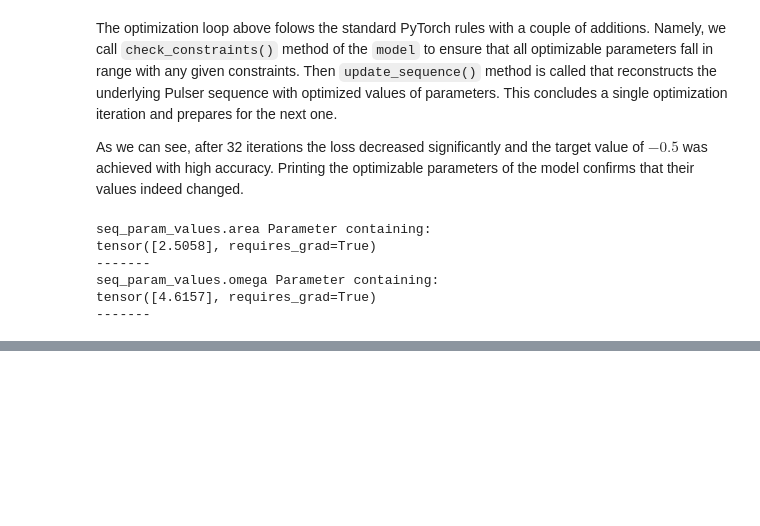
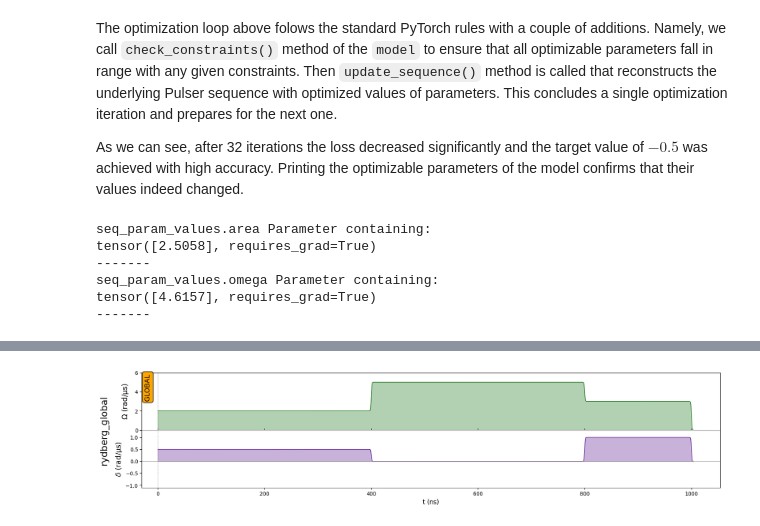
Before and after one commit to pasqal-io/pulser-diff, a Jupyter notebook: tutorials/basic_usage.ipynb, the cells around one changed output, grey strips where cells are left out. Cells and saved outputs as stored; diff of their text form; code cells hidden in the pictures; blank space fills up the shorter version.

```diff
--- a/tutorials/basic_usage.ipynb
+++ b/tutorials/basic_usage.ipynb
@@ -369,0 +501,22 @@ tensor([4.6157], requires_grad=True)
+# %%
+# create register
+reg = Register.rectangle(1, 2, spacing=8, prefix="q")
+
+# create sequence and declare channels
+seq = Sequence(reg, MockDevice)
+seq.declare_channel("rydberg_global", "rydberg_global")
+
+# declare sequence variables
+dur1_param = seq.declare_variable("dur1")
+omega_param = seq.declare_variable("omega")
+dur2_param = seq.declare_variable("dur2")
+
+# create pulses
+pulse1 = Pulse.ConstantPulse(dur1_param, 2.0, 0.5, 0.0)
+pulse2 = Pulse.ConstantPulse(400, omega_param, 0.0, 0.0)
+pulse3 = Pulse.ConstantPulse(dur2_param, 3.0, 1.0, 0.0)
+
+# add pulses
+seq.add(pulse1, "rydberg_global")
+seq.add(pulse2, "rydberg_global")
+seq.add(pulse3, "rydberg_global")
@@ -369,0 +525,20 @@ tensor([4.6157], requires_grad=True)
+# %%
+# define pulse parameters
+omega = torch.tensor([5.0], requires_grad=True)
+dur1 = torch.tensor([0.4], requires_grad=True)  # note that duration here is specified in us not ns
+dur2 = torch.tensor([0.2], requires_grad=True)
+
+# create quantum model from sequence
+trainable_params = {
+    "omega": omega,
+    "dur1": dur1,
+    "dur2": dur2,
+}
+model = QuantumModel(seq, trainable_params, sampling_rate=0.5, solver=SolverType.KRYLOV_SE)
+
+# list trainable parameters of the model
+print()
+for name, param in model.named_parameters():
+    print(name)
+    print(param)
+    print('-------')
@@ -369,0 +562,4 @@ tensor([4.6157], requires_grad=True)
+# %%
+model.built_seq.draw()
+# %% [output]
+[figure, added]
```
Also changed, not shown: parts of 27 cells of this notebook, 1 other file.
